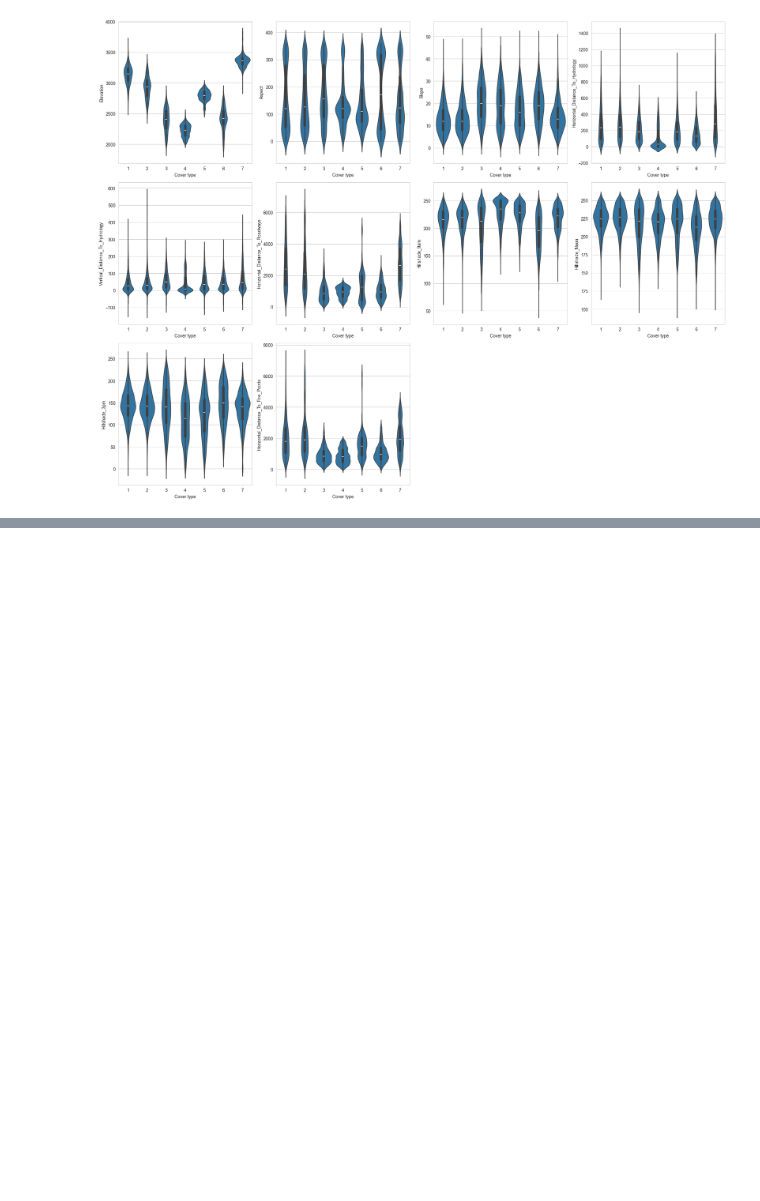
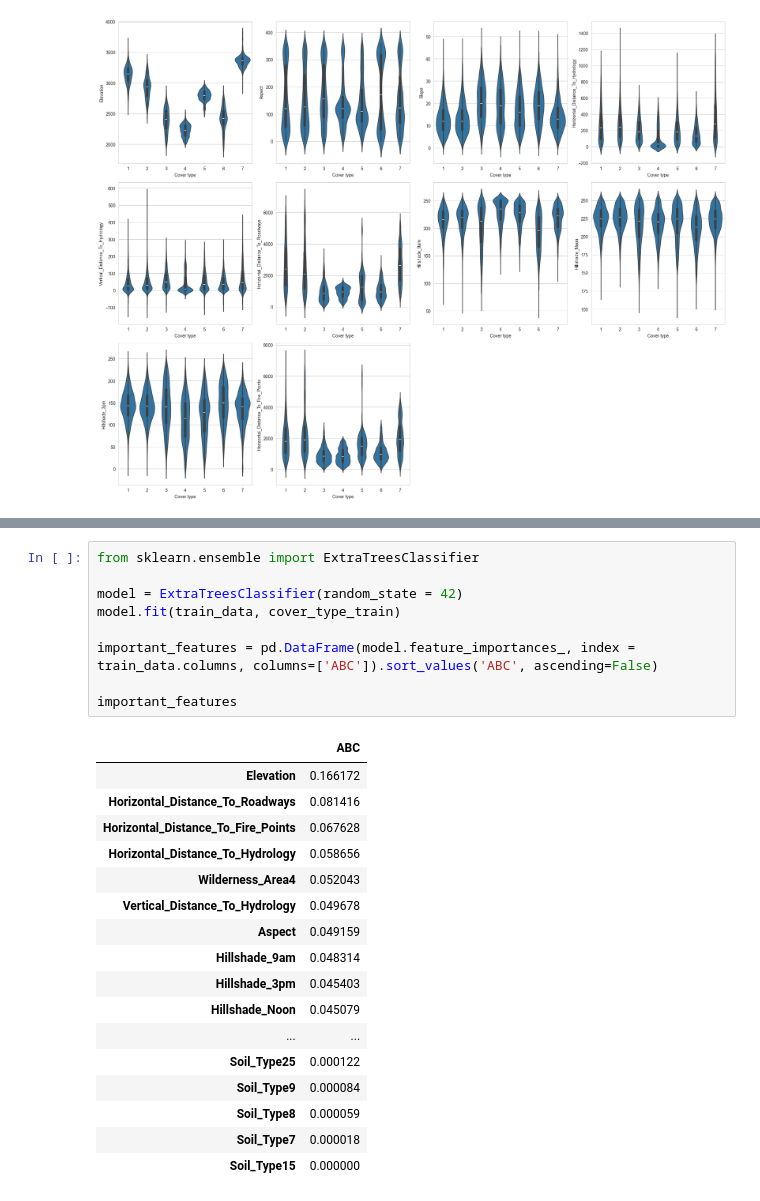
Before and after one commit to jacedoir/MAP553_kaggle, a Jupyter notebook: v2.ipynb, the cells around one changed output, grey strips where cells are left out. Drawn from its saved outputs; the diff is of its cells as text; blank space fills up the shorter version.

```diff
--- a/v2.ipynb
+++ b/v2.ipynb
@@ -159,0 +259,27 @@ plt.tight_layout()
+# %%
+from sklearn.ensemble import ExtraTreesClassifier
+
+model = ExtraTreesClassifier(random_state = 42)
+model.fit(train_data, cover_type_train)
+
+important_features = pd.DataFrame(model.feature_importances_, index = train_data.columns, columns=['ABC']).sort_values('ABC', ascending=False)
+
+important_features
+# %% [output]
+|  | ABC |
+| Elevation | 0.166172 |
+| Horizontal_Distance_To_Roadways | 0.081416 |
+| Horizontal_Distance_To_Fire_Points | 0.067628 |
+| Horizontal_Distance_To_Hydrology | 0.058656 |
+| Wilderness_Area4 | 0.052043 |
+| Vertical_Distance_To_Hydrology | 0.049678 |
+| Aspect | 0.049159 |
+| Hillshade_9am | 0.048314 |
+| Hillshade_3pm | 0.045403 |
+| Hillshade_Noon | 0.045079 |
+| ... | ... |
+| Soil_Type25 | 0.000122 |
+| Soil_Type9 | 0.000084 |
+| Soil_Type8 | 0.000059 |
+| Soil_Type7 | 0.000018 |
+| Soil_Type15 | 0.000000 |
```
Also changed, not shown: parts of 15 cells of this notebook.
